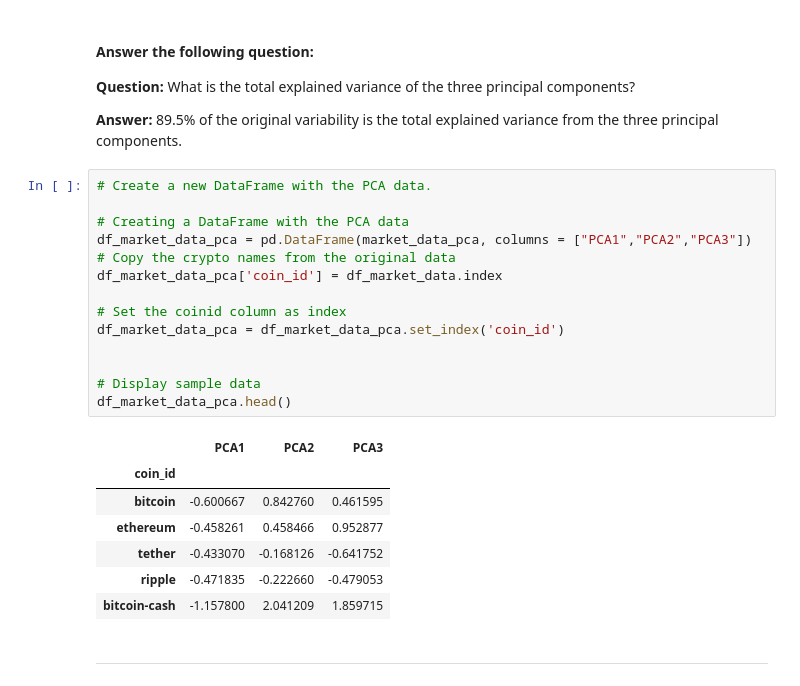
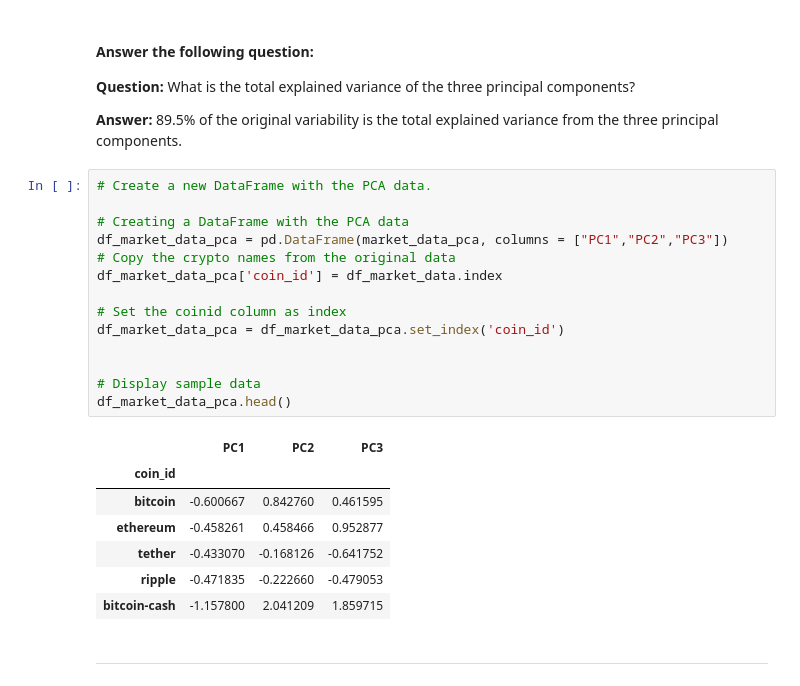
Before and after one commit to knazario/19_CryptoClustering_Project, a Jupyter notebook: Crypto_Clustering_Project.ipynb, the cells around one changed output. Drawn from its saved outputs; the diff is of its cells as text.

```diff
--- a/Crypto_Clustering_Project.ipynb
+++ b/Crypto_Clustering_Project.ipynb
@@ -250,19 +243,19 @@ sum(pca.explained_variance_ratio_)
 # %%
 # Create a new DataFrame with the PCA data.
 
 # Creating a DataFrame with the PCA data
-df_market_data_pca = pd.DataFrame(market_data_pca, columns = ["PCA1","PCA2","PCA3"])
+df_market_data_pca = pd.DataFrame(market_data_pca, columns = ["PC1","PC2","PC3"])
 # Copy the crypto names from the original data
 df_market_data_pca['coin_id'] = df_market_data.index
 
 # Set the coinid column as index
 df_market_data_pca = df_market_data_pca.set_index('coin_id')
 
 
 # Display sample data
 df_market_data_pca.head()
 # %% [output]
-|  | PCA1 | PCA2 | PCA3 |
+|  | PC1 | PC2 | PC3 |
 | coin_id |  |  |  |
 | bitcoin | -0.600667 | 0.842760 | 0.461595 |
 | ethereum | -0.458261 | 0.458466 | 0.952877 |
```
Also changed, not shown: parts of 15 cells of this notebook, 1 other file.
